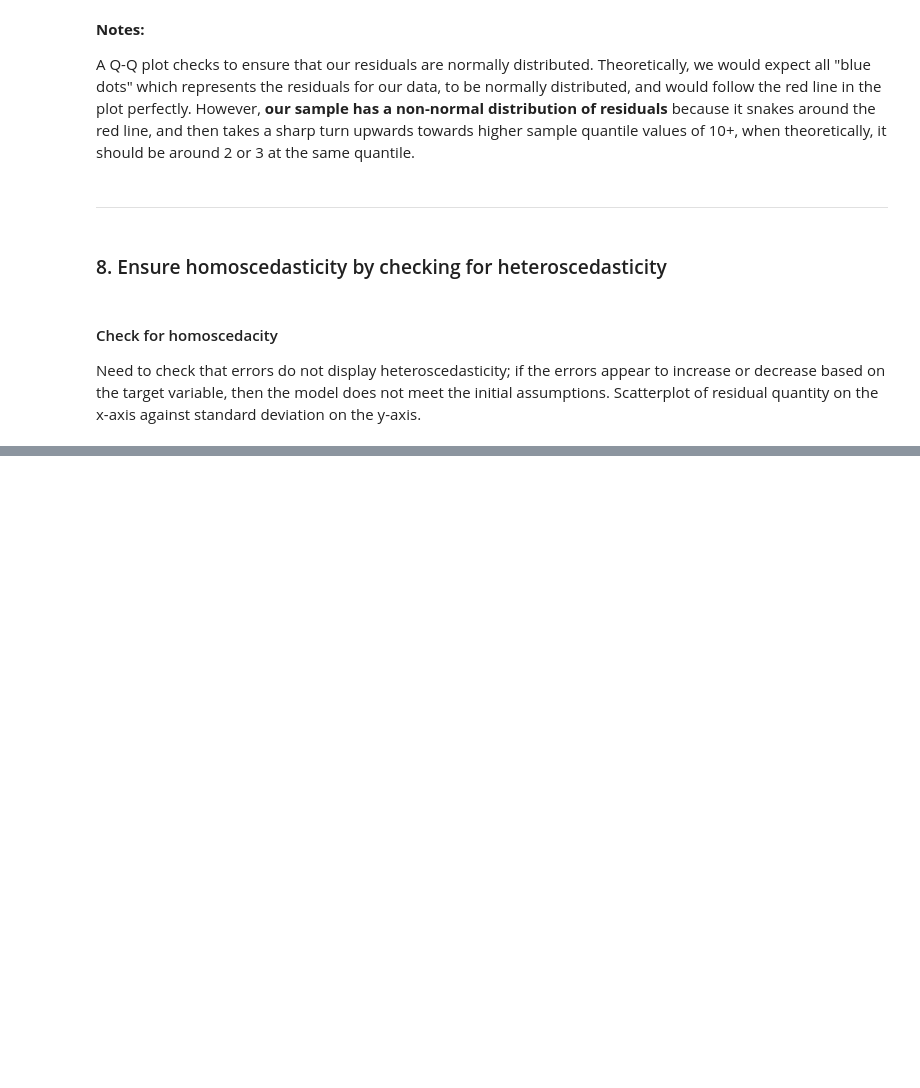
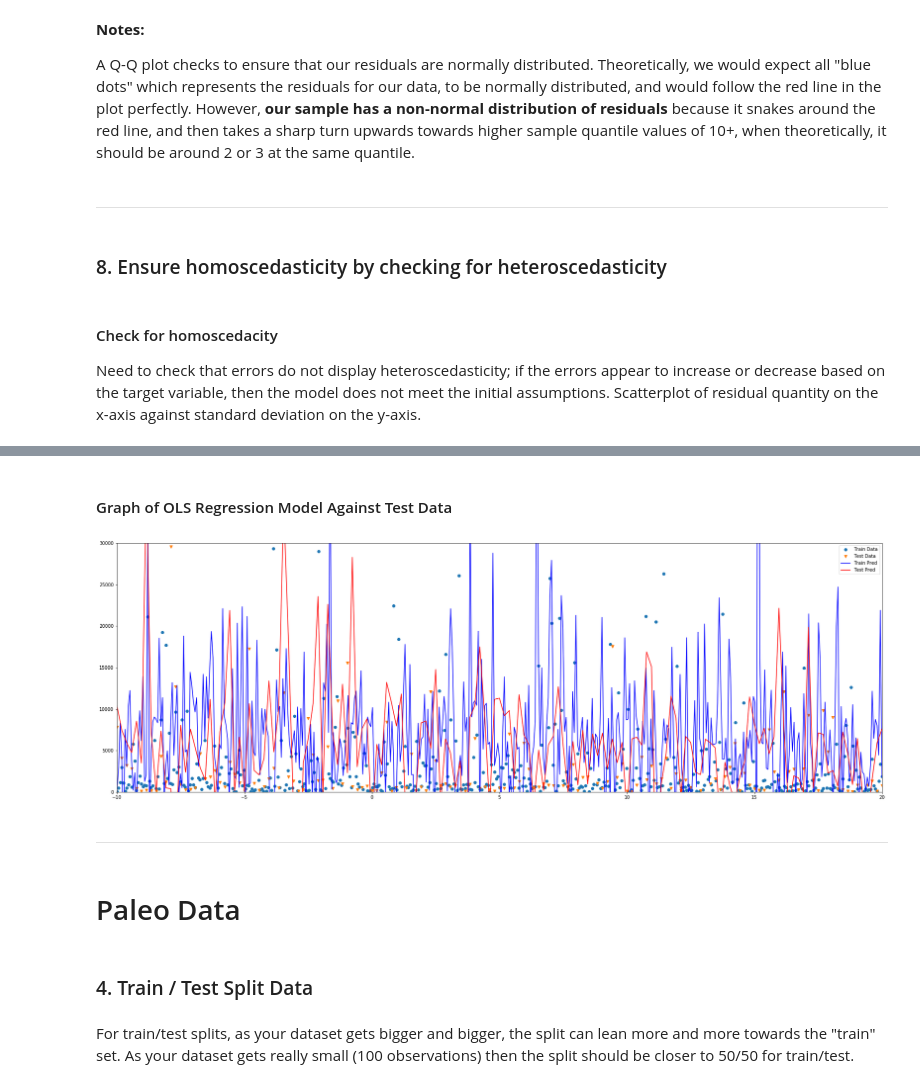
Before and after one commit to alexwcheng/recipe-webpage-ads, a Jupyter notebook: Jupyter_Notebooks/Modeling - Alex.ipynb, the cells around one changed output, grey strips where cells are left out. Cells and saved outputs as stored; diff of their text form; code cells hidden in the pictures; blank space fills up the shorter version.

```diff
--- a/Jupyter_Notebooks/Modeling - Alex.ipynb
+++ b/Jupyter_Notebooks/Modeling - Alex.ipynb
@@ -351,0 +416,12 @@ ValueError: shapes (628,4) and (5,) not aligned: 4 (dim 1) != 5 (dim 0)
+# %%
+x_test = x_test[[
+    'Sodium',
+    'Vitamin_K',
+    'Fiber',
+    'Vitamin_B5']]
+# %%
+x_test = sm.add_constant(x_test)
+predictions_test = model.predict(x_test)
+predictions_test
+# train_score = predictions.score(x_train, y_train)
+# test_score = predictions_test.score(x_test, y_test)
@@ -351,0 +446,24 @@ ValueError: shapes (628,4) and (5,) not aligned: 4 (dim 1) != 5 (dim 0)
+# %% [markdown]
+#### Graph of OLS Regression Model Against Test Data
+# %%
+fig, ax = plt.subplots()
+fig.set_size_inches(30,10)
+x_tr = np.linspace(-10, 20, len(x_train))
+x_te = np.linspace(-10, 20, len(x_test))
+ax.plot(x_tr, y_train, 'o', label="Train Data")
+ax.plot(x_te, y_test, 'v', label="Test Data")
+ax.plot(x_tr, predictions, 'b-', label="Train Pred")
+ax.plot(x_te, predictions_test, 'r-', label="Test Pred")
+plt.axis([-10,20,0,30000])
+# ax.plot(np.hstack((x1, x1n)), np.hstack((ypred, ynewpred)), 'r', label="OLS prediction")
+ax.legend(loc="best");
+# %% [output]
+[figure, added]
+# %% [markdown]
+___
+# %% [markdown]
+# Paleo Data
+# %% [markdown]
+### 4. Train / Test Split Data
+# %% [markdown]
+For train/test splits, as your dataset gets bigger and bigger, the split can lean more and more towards the "train" set. As your dataset gets really small (100 observations) then the split should be closer to 50/50 for train/test.
```
Also changed, not shown: parts of 81 cells of this notebook.
